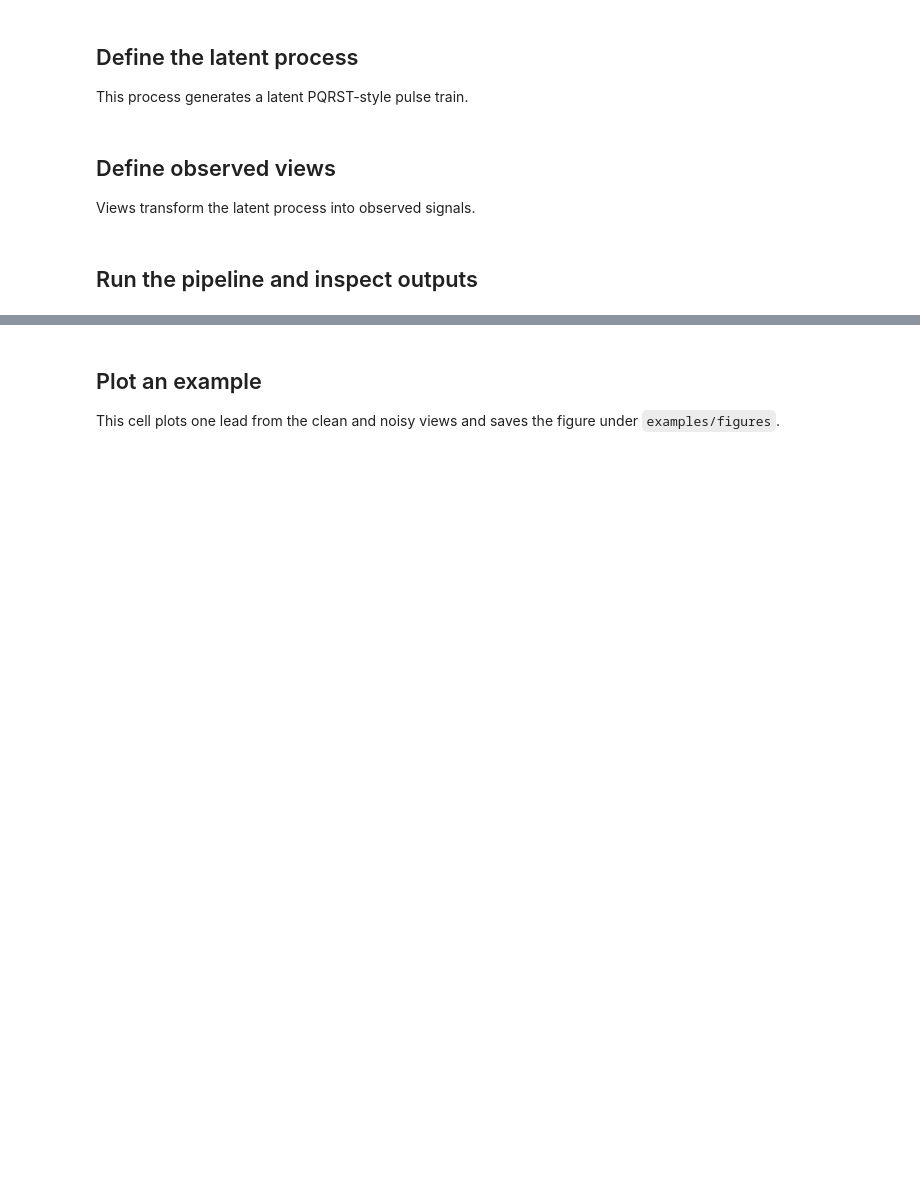
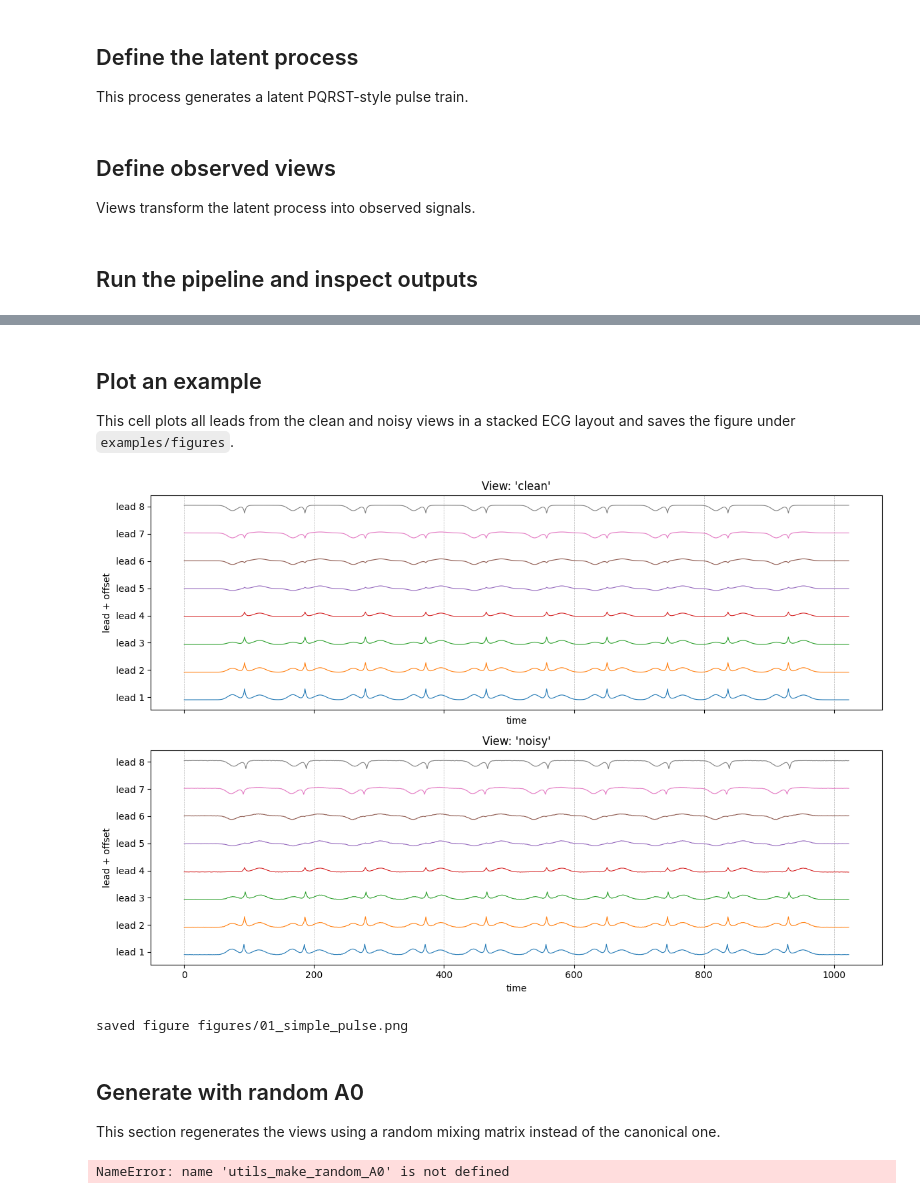
Before and after one commit to langotime/aionoscope, a Jupyter notebook: examples/01_simple_pulse.ipynb, the cells around one changed output, grey strips where cells are left out. Drawn from its saved outputs; the diff is of its cells as text; code cells hidden in the pictures; blank space fills up the shorter version.

Commit message:
Update example notebooks, specify heart rate in Hz, support random A0

```diff
--- a/examples/01_simple_pulse.ipynb
+++ b/examples/01_simple_pulse.ipynb
@@ -33,7 +33,8 @@ This process generates a latent PQRST-style pulse train.
 # %%
 process = PulseTrainProcess(
     seq_len=1024,
-    num_pulses=10,
+    frequency_hz=1.2,
+    sample_rate_hz=250.0,
     rhythm_classes=["regular", "irregular", "missed_beat"],
     shape_classes=["gaussian", "sharp_laplace", "biphasic_dog"],
     latent_mode="pqrst3",
@@ -82,4 +99,4 @@ for name, obs in batch.items():
 # %% [markdown]
 ## Plot an example
 
-This cell plots one lead from the clean and noisy views and saves the figure under `examples/figures`.
+This cell plots all leads from the clean and noisy views in a stacked ECG layout and saves the figure under `examples/figures`.
@@ -105,0 +103,58 @@ print("saved figure", output_path)
+# %%
+def plot_ecg_leads(ax: plt.Axes, signal: torch.Tensor, title: str) -> None:
+    signal_cpu = signal.detach().cpu()  # [C, L]
+    if signal_cpu.ndim != 2:
+        raise ValueError(
+            "Expected a [C, L] tensor for ECG leads, "
+            f"got {tuple(signal_cpu.shape)}."
+        )
+
+    num_leads, seq_len = signal_cpu.shape
+    time_values = torch.arange(seq_len)  # [L]
+    lead_range = signal_cpu.max(dim=1).values - signal_cpu.min(dim=1).values  # [C]
+    offset_scale = lead_range.max().item()
+    offsets = torch.arange(num_leads) * (offset_scale * 2.5)  # [C]
+
+    for lead_idx in range(num_leads):
+        lead_values = (signal_cpu[lead_idx] + offsets[lead_idx]).tolist()  # [L]
+        ax.plot(time_values, lead_values, linewidth=0.8)
+
+    ax.set_yticks(offsets.tolist())
+    ax.set_yticklabels([f"lead {idx + 1}" for idx in range(num_leads)])
+    ax.set_title(title)
+    ax.set_xlabel("time")
+    ax.set_ylabel("lead + offset")
+    ax.grid(True, axis="x", linestyle="--", linewidth=0.5)
+
+clean_signal = batch["clean"].x[0].detach().cpu()  # [C, L]
+noisy_signal = batch["noisy"].x[0].detach().cpu()  # [C, L]
+
+fig, (ax1, ax2) = plt.subplots(2, 1, figsize=(12, 8), sharex=True)
+plot_ecg_leads(ax1, clean_signal, "View: 'clean'")
+plot_ecg_leads(ax2, noisy_signal, "View: 'noisy'")
+plt.tight_layout()
+plt.show()
+# %% [output]
+[figure, added]
+saved figure figures/01_simple_pulse.png
+# %% [markdown]
+## Generate with random A0
+
+This section regenerates the views using a random mixing matrix instead of the canonical one.
+# %%
+random_a0_rng = torch.Generator(device=device).manual_seed(5678)
+random_A0 = utils_make_random_A0(
+    num_leads=8,
+    num_latent=3,
+    rng=random_a0_rng,
+    device=device,
+)  # [C, K]
+random_views = make_views(random_A0)
+random_pipeline = SynthPipeline(process=process, views=random_views)
+random_pipeline.to(device)
+
+random_rng = torch.Generator(device=device).manual_seed(5679)
+random_batch = random_pipeline(batch_size=4, device=device, rng=random_rng)
+print("Generated batch with random A0:", random_batch.keys())
+# %% [output]
+NameError: name 'utils_make_random_A0' is not defined
```
Also changed, not shown: parts of 4 cells of this notebook, 18 other files.
